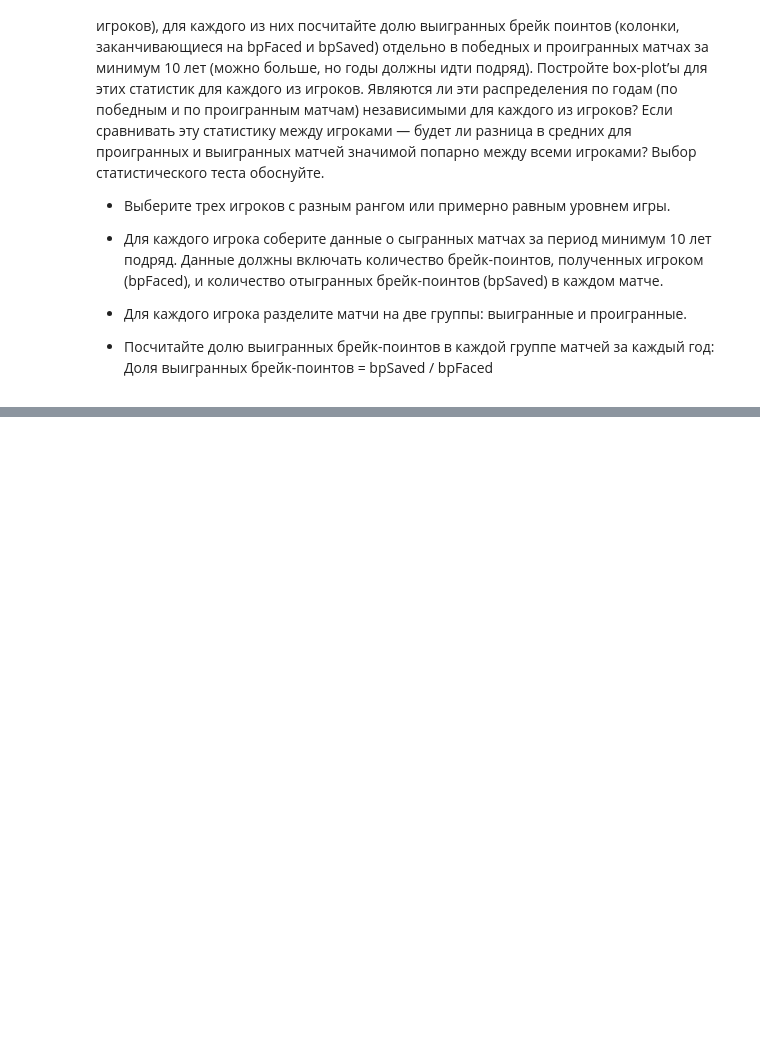
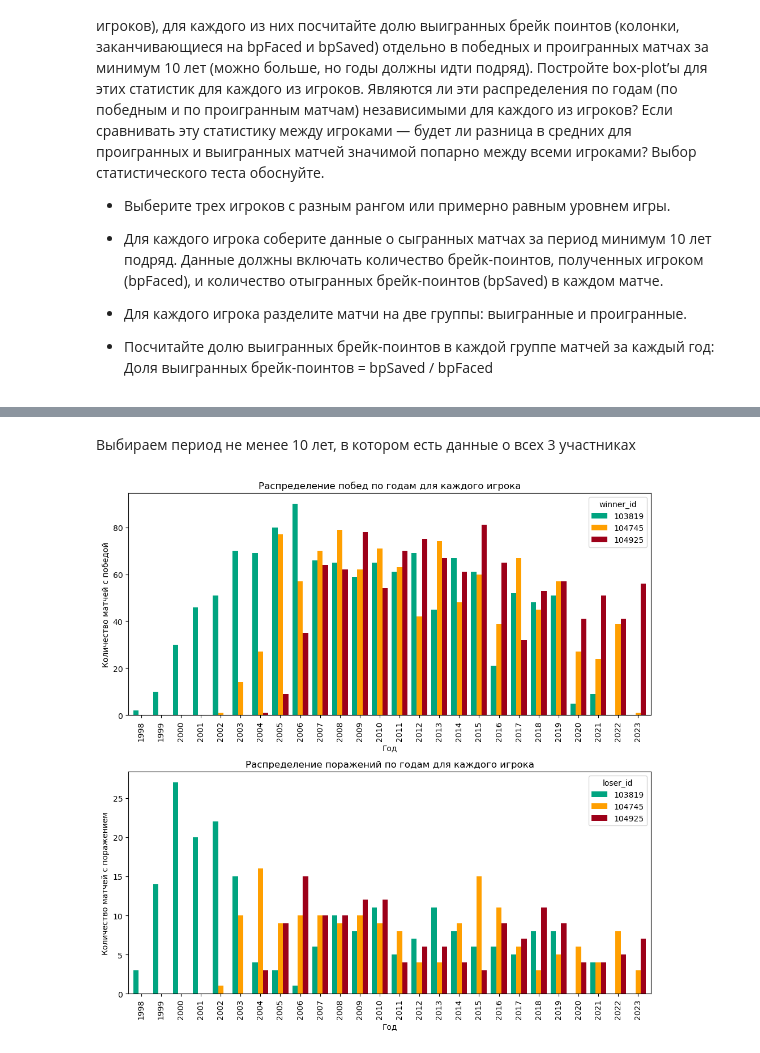
Before and after one commit to Ruugiko/tennis_atp, a Jupyter notebook: tennis.ipynb, the cells around one changed output, grey strips where cells are left out. Cells and saved outputs as stored; diff of their text form; code cells hidden in the pictures; blank space fills up the shorter version.

```diff
--- a/tennis.ipynb
+++ b/tennis.ipynb
@@ -777,3 +779,47 @@ df_4.head()
 | 2 | 1999 | 102562 | 102776 | 0.0 | 0.0 | 3.0 | 8.0 | 75.0 | 59.0 |
 | 3 | 1999 | 103720 | 103017 | 1.0 | 1.0 | 8.0 | 10.0 | 100.0 | 35.0 |
 | 4 | 1999 | 101727 | 103324 | 1.0 | 1.0 | 4.0 | 7.0 | 27.0 | 81.0 |
+# %%
+# Формируем выборку для 3 игроков
+ids = list(df_4.winner_id.value_counts().head(3).index)
+winners = df_4[df_4['winner_id'].isin(ids)]
+aggregated_data = winners.groupby('winner_id').agg(winns_count=('winner_id', 'size'), winner_rank_max=('winner_rank', 'max'))
+
+
+df_4 = df_4[(df_4['winner_id'].isin(ids)) | (df_4['loser_id'].isin(ids))]
+df_4['game_result'] = df_4['winner_id'].apply(lambda x: 1 if x in ids else 0 if x in ids else None)
+
+
+df_4['winned_bp'] = df_4.apply(lambda x:
+    round(x['w_bpSaved'] / x['w_bpFaced'] * 100, 1) if x['game_result'] == 1 and x['w_bpFaced'] != 0
+    else round(x['l_bpSaved'] / x['l_bpFaced'] * 100, 1) if x['game_result'] == 0 and x['l_bpFaced'] != 0
+    else None, axis=1)
+# %%
+df_4.game_result = df_4.game_result.fillna(0)
+# %% [markdown]
+Выбираем период не менее 10 лет, в котором есть данные о всех 3 участниках
+# %%
+# Строим графики рапсределения побед и поражений игроков по годам
+win_counts = df_4[df_4.game_result == 1].groupby(['year', 'winner_id']).size().unstack()
+lose_counts = df_4[df_4.game_result == 0].groupby(['year', 'loser_id']).size().unstack()
+
+
+fig, axes = plt.subplots(nrows=2, ncols=1, figsize=(10, 10))
+
+
+win_plot = win_counts.plot(kind='bar', stacked=False, width=0.8, color=['#00A480', '#FF9F00', '#9D0019'], ax=axes[0])
+win_plot.set_title('Распределение побед по годам для каждого игрока')
+win_plot.set_xlabel('Год')
+win_plot.set_ylabel('Количество матчей с победой')
+
+
+lose_plot = lose_counts.plot(kind='bar', stacked=False, width=0.8, color=['#00A480', '#FF9F00', '#9D0019'], ax=axes[1])
+lose_plot.set_title('Распределение поражений по годам для каждого игрока')
+lose_plot.set_xlabel('Год')
+lose_plot.set_ylabel('Количество матчей с поражением')
+
+
+plt.tight_layout()
+plt.show()
+# %% [output]
+[figure, added]
```
Also changed, not shown: parts of 16 cells of this notebook, 4 other files.
